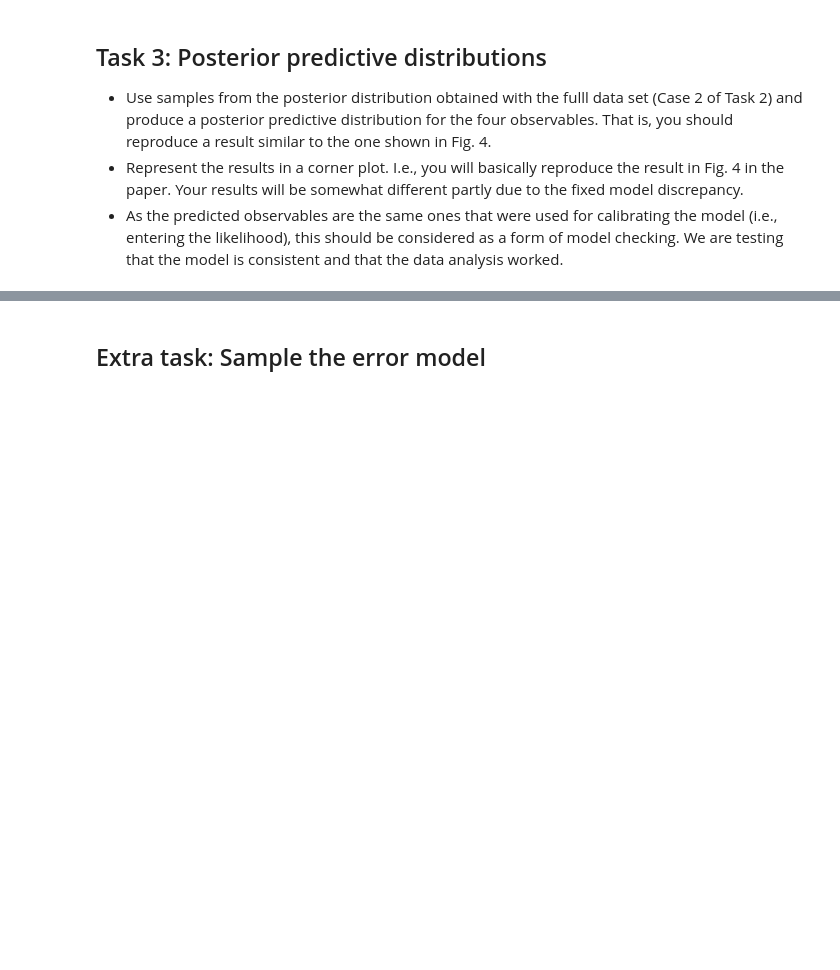
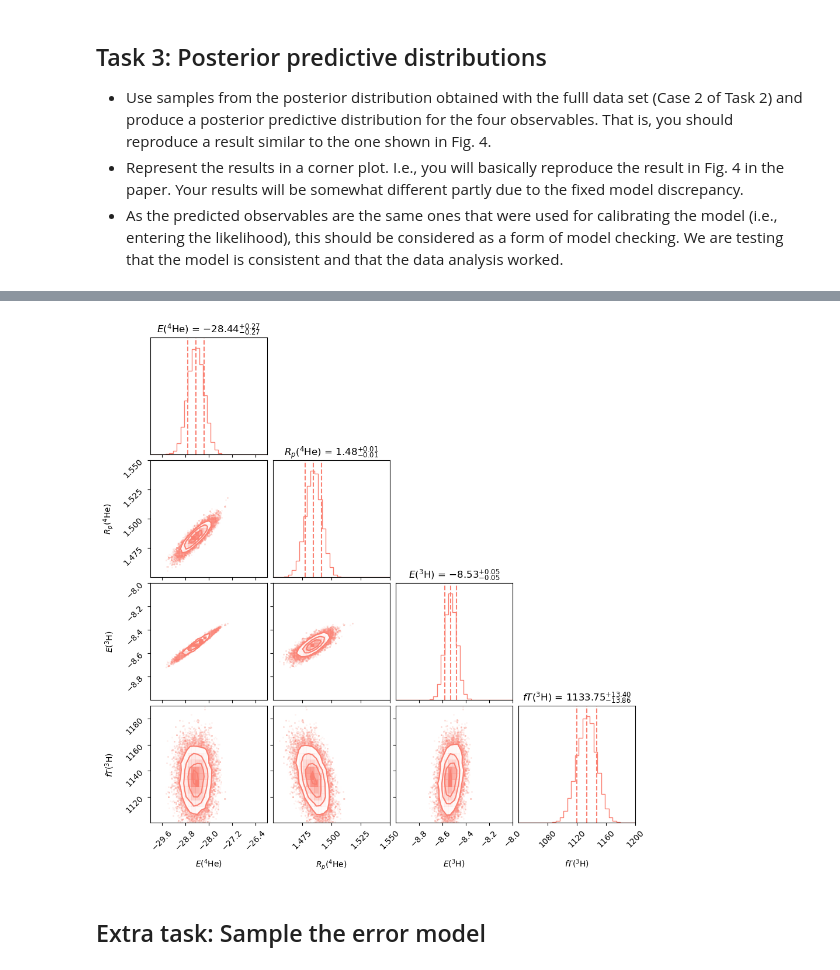
Before and after one commit to wonder-coconut/tif285_project, a Jupyter notebook: TIF285_Project1.ipynb, the cells around one changed output, grey strips where cells are left out. Cells and saved outputs as stored; diff of their text form; code cells hidden in the pictures; blank space fills up the shorter version.

```diff
--- a/TIF285_Project1.ipynb
+++ b/TIF285_Project1.ipynb
@@ -430,3 +487,31 @@ WARNING:root:Too few points to create valid contours
+# %%
+# Manually specify ranges for the plots to match expectations
+ranges = [(-30, -26), (1.45, 1.55), (-9, -8), (1040, 1200)]  # Adjust if necessary
+
+# Create the corner plot with predictive samples (ppd)
+figure = corner.corner(
+    ppd,
+    labels=[r"$E(^4\mathrm{He})$", r"$R_p(^4\mathrm{He})$", r"$E(^3\mathrm{H})$", r"$fT(^3\mathrm{H})$"],
+    quantiles=[0.16, 0.5, 0.84],
+    show_titles=True,
+    bins=31,
+    color="salmon",
+    range=ranges,  # Manually setting the range to match Code-A behavior
+)
+
+# Extract axes for further customization
+axes = np.array(figure.axes).reshape((4, 4))
+
+# Modify y-axis range for ONLY the last row of off-diagonal plots
+y_axis_limits = [1100, 1190]  # Example y-axis limits for the last row of plots
+
+# Add reference lines and modify y-axis limits only on the last row
+for xi in range(3):  # Loop over the columns of the last row (axes[3, 0], axes[3, 1], axes[3, 2])
+    ax = axes[3, xi]
+    # Set the y-axis limit only for the last row
+    ax.set_ylim(y_axis_limits)
+# %% [output]
+[figure, added]
 # %% [markdown]
 ## Extra task: Sample the error model
 # %% [markdown]
```
Also changed, not shown: parts of 19 cells of this notebook, 1 other file.
